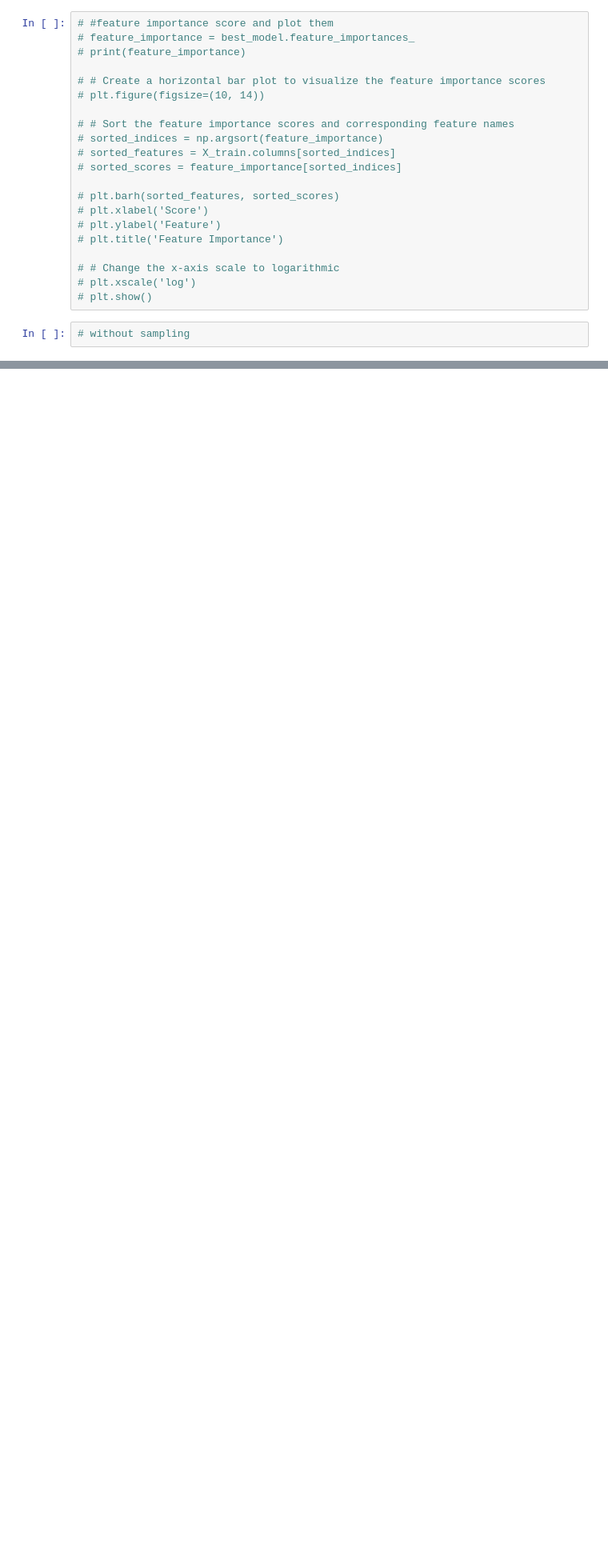
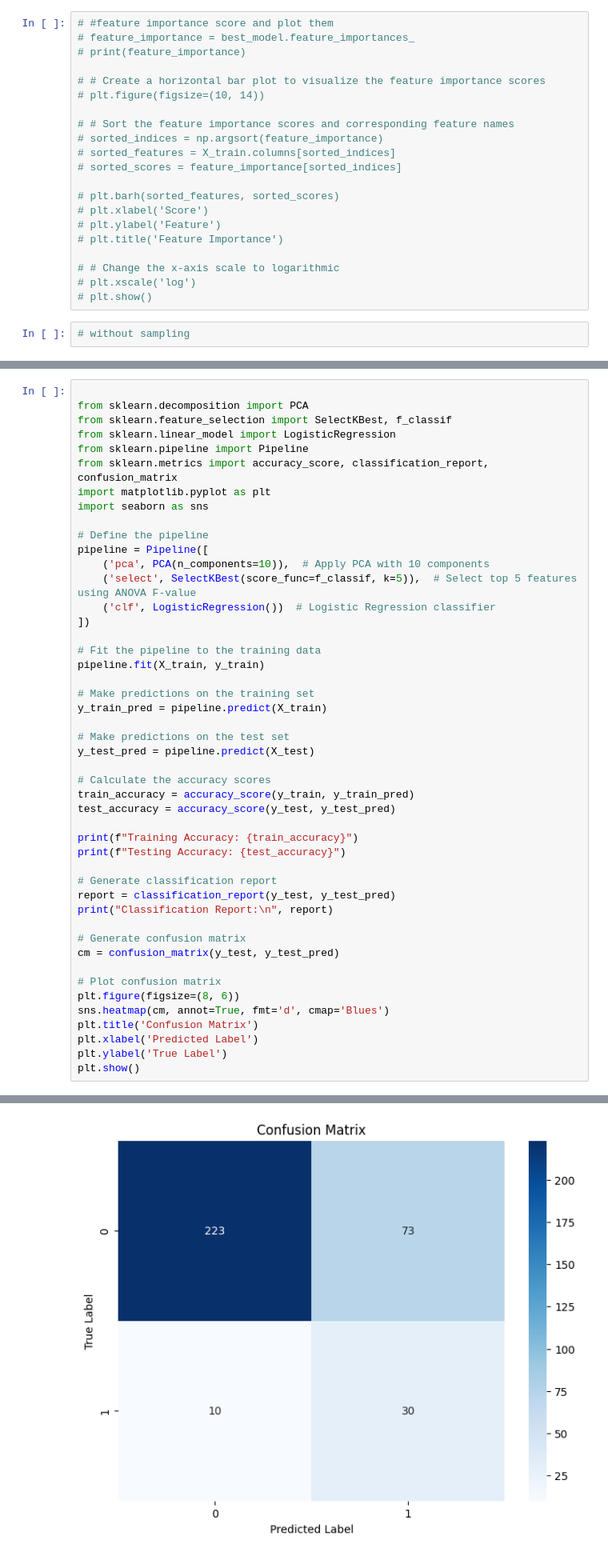
Before and after one commit to asmaachr/Healthcare-worker-attrition-binary-prediction, a Jupyter notebook: Notebooks/Logiscticregression1.ipynb, the cells around one changed output, grey strips where cells are left out. Shown at 80% size. Saved outputs shown, nothing was run; the diff lists cells and outputs as text; blank space fills up the shorter version.

```diff
--- a/Notebooks/Logiscticregression1.ipynb
+++ b/Notebooks/Logiscticregression1.ipynb
@@ -437,0 +441,48 @@ weighted avg       0.92      0.89      0.90       336
+# %%
+
+from sklearn.decomposition import PCA
+from sklearn.feature_selection import SelectKBest, f_classif
+from sklearn.linear_model import LogisticRegression
+from sklearn.pipeline import Pipeline
+from sklearn.metrics import accuracy_score, classification_report, confusion_matrix
+import matplotlib.pyplot as plt
+import seaborn as sns
+
+# Define the pipeline
+pipeline = Pipeline([
+    ('pca', PCA(n_components=10)),  # Apply PCA with 10 components
+    ('select', SelectKBest(score_func=f_classif, k=5)),  # Select top 5 features using ANOVA F-value
+    ('clf', LogisticRegression())  # Logistic Regression classifier
+])
+
+# Fit the pipeline to the training data
+pipeline.fit(X_train, y_train)
+
+# Make predictions on the training set
+y_train_pred = pipeline.predict(X_train)
+
+# Make predictions on the test set
+y_test_pred = pipeline.predict(X_test)
+
+# Calculate the accuracy scores
+train_accuracy = accuracy_score(y_train, y_train_pred)
+test_accuracy = accuracy_score(y_test, y_test_pred)
+
+print(f"Training Accuracy: {train_accuracy}")
+print(f"Testing Accuracy: {test_accuracy}")
+
+# Generate classification report
+report = classification_report(y_test, y_test_pred)
+print("Classification Report:\n", report)
+
+# Generate confusion matrix
+cm = confusion_matrix(y_test, y_test_pred)
+
+# Plot confusion matrix
+plt.figure(figsize=(8, 6))
+sns.heatmap(cm, annot=True, fmt='d', cmap='Blues')
+plt.title('Confusion Matrix')
+plt.xlabel('Predicted Label')
+plt.ylabel('True Label')
+plt.show()
+# %% [output]
@@ -437,0 +500 @@ weighted avg       0.92      0.89      0.90       336
+[figure, added]
```
Also changed, not shown: parts of 9 cells of this notebook, 17 other files.
